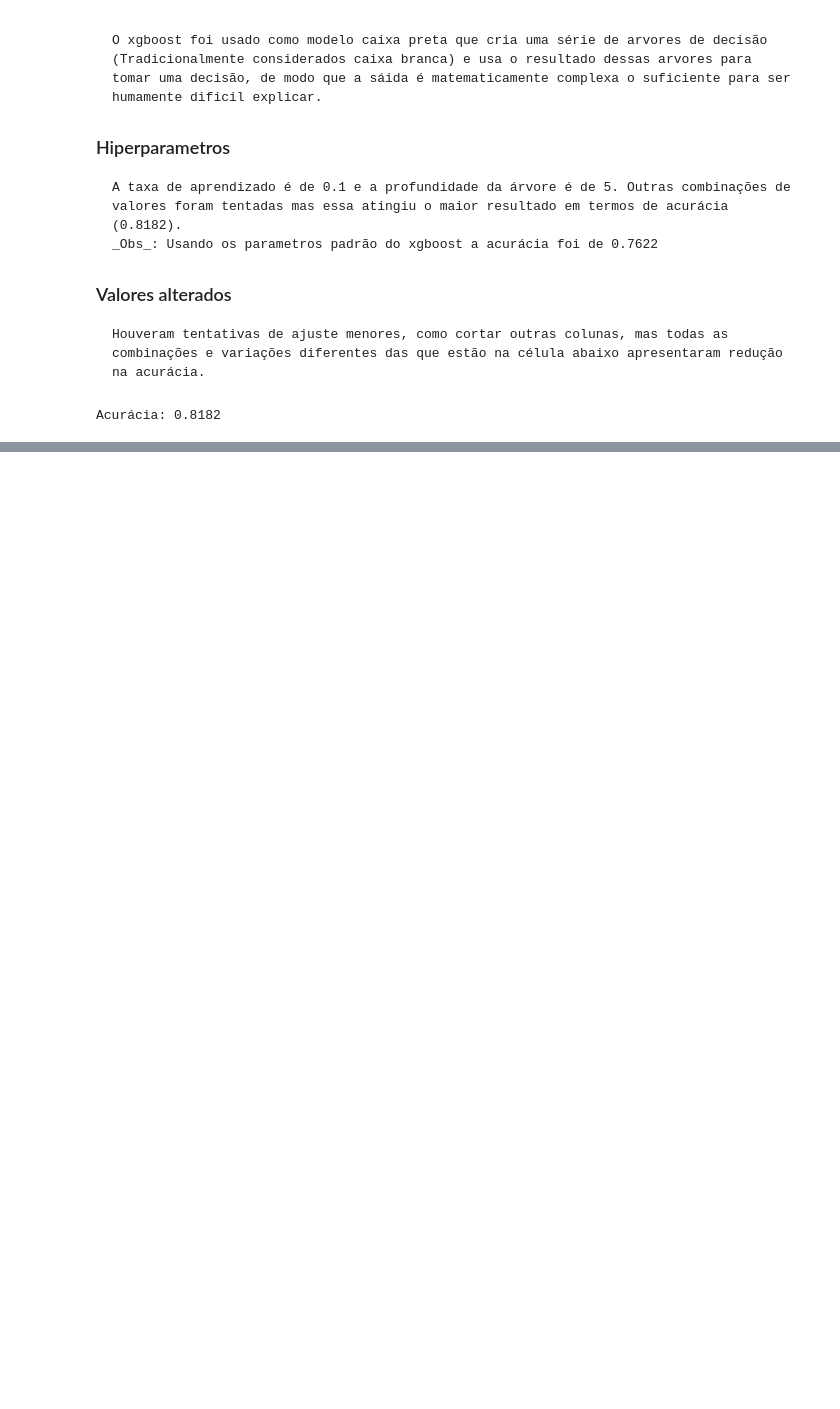
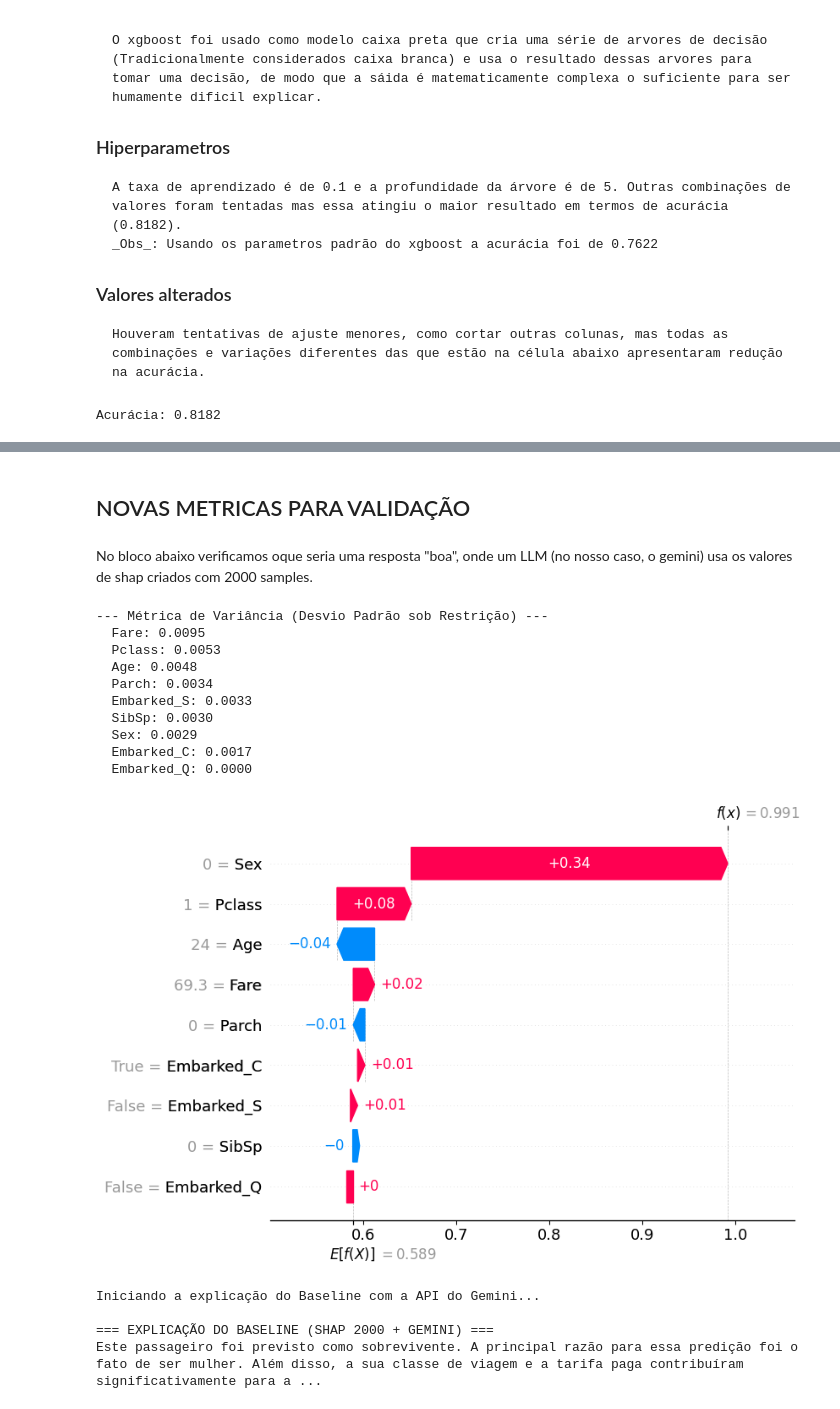
Before and after one commit to Fernando7492/eXplainable_AI, a Jupyter notebook: src/training/experiment.ipynb, the cells around one changed output, grey strips where cells are left out. Saved outputs shown, nothing was run; the diff lists cells and outputs as text; code cells hidden in the pictures; blank space fills up the shorter version.

Commit message:
feat/new_metrics: adicionados novos blocos para avaliação em escala

```diff
--- a/src/training/experiment.ipynb
+++ b/src/training/experiment.ipynb
@@ -268,0 +264,66 @@ O passageiro sobreviveu. Sua sobrevivência foi influenciada principalmente pelo
+# %% [markdown]
+## NOVAS METRICAS PARA VALIDAÇÃO
+# %% [markdown]
+No bloco abaixo verificamos oque seria uma resposta "boa", onde um LLM (no nosso caso, o gemini) usa os valores de shap criados com 2000 samples.
+# %%
+import matplotlib.pyplot as plt
+
+valores_por_feature = {feat: [] for feat in colunas_train}
+for exp in explicacoes_pobres:
+    for feat, val in exp:
+        valores_por_feature[feat].append(val)
+
+print("--- Métrica de Variância (Desvio Padrão sob Restrição) ---")
+desvios = []
+for feat, valores in valores_por_feature.items():
+    desvio = np.std(valores)
+    desvios.append((feat, desvio))
+
+desvios_ordenados = sorted(desvios, key=lambda x: x[1], reverse=True)
+for feat, desvio in desvios_ordenados:
+    print(f"  {feat}: {desvio:.4f}")
+
+shap_values_completo = explainer.shap_values(instancia, nsamples=2000, silent=True)
+valores_completos = extrair_valores_shap(shap_values_completo)
+
+base_val = explainer.expected_value[1] if isinstance(explainer.expected_value, (list, np.ndarray)) and len(explainer.expected_value) > 1 else explainer.expected_value
+if isinstance(base_val, (list, np.ndarray)):
+    base_val = base_val[0]
+
+explicacao_obj = shap.Explanation(
+    values=valores_completos,
+    base_values=base_val,
+    data=instancia.iloc[0].values,
+    feature_names=colunas_train
+)
+
+plt.figure(figsize=(10, 6))
+shap.plots.waterfall(explicacao_obj, max_display=10, show=True)
+
+texto_detalhes_completo = formatar_detalhes(valores_completos, valores_reais, colunas_train)
+prompt_baseline = PROMPT_BASE.format(detalhes=texto_detalhes_completo)
+
+print("\nIniciando a explicação do Baseline com a API do Gemini...\n")
+resposta_baseline = client.models.generate_content(
+    model='gemini-2.5-flash',
+    contents=prompt_baseline
+)
+
+print("=== EXPLICAÇÃO DO BASELINE (SHAP 2000 + GEMINI) ===")
+print(resposta_baseline.text)
+# %% [output]
+--- Métrica de Variância (Desvio Padrão sob Restrição) ---
+  Fare: 0.0095
+  Pclass: 0.0053
+  Age: 0.0048
+  Parch: 0.0034
+  Embarked_S: 0.0033
+  SibSp: 0.0030
+  Sex: 0.0029
+  Embarked_C: 0.0017
+  Embarked_Q: 0.0000
+[figure, added]
+Iniciando a explicação do Baseline com a API do Gemini...
+
+=== EXPLICAÇÃO DO BASELINE (SHAP 2000 + GEMINI) ===
+Este passageiro foi previsto como sobrevivente. A principal razão para essa predição foi o fato de ser mulher. Além disso, a sua classe de viagem e a tarifa paga contribuíram significativamente para a ...
```
Also changed, not shown: parts of 9 cells of this notebook.
